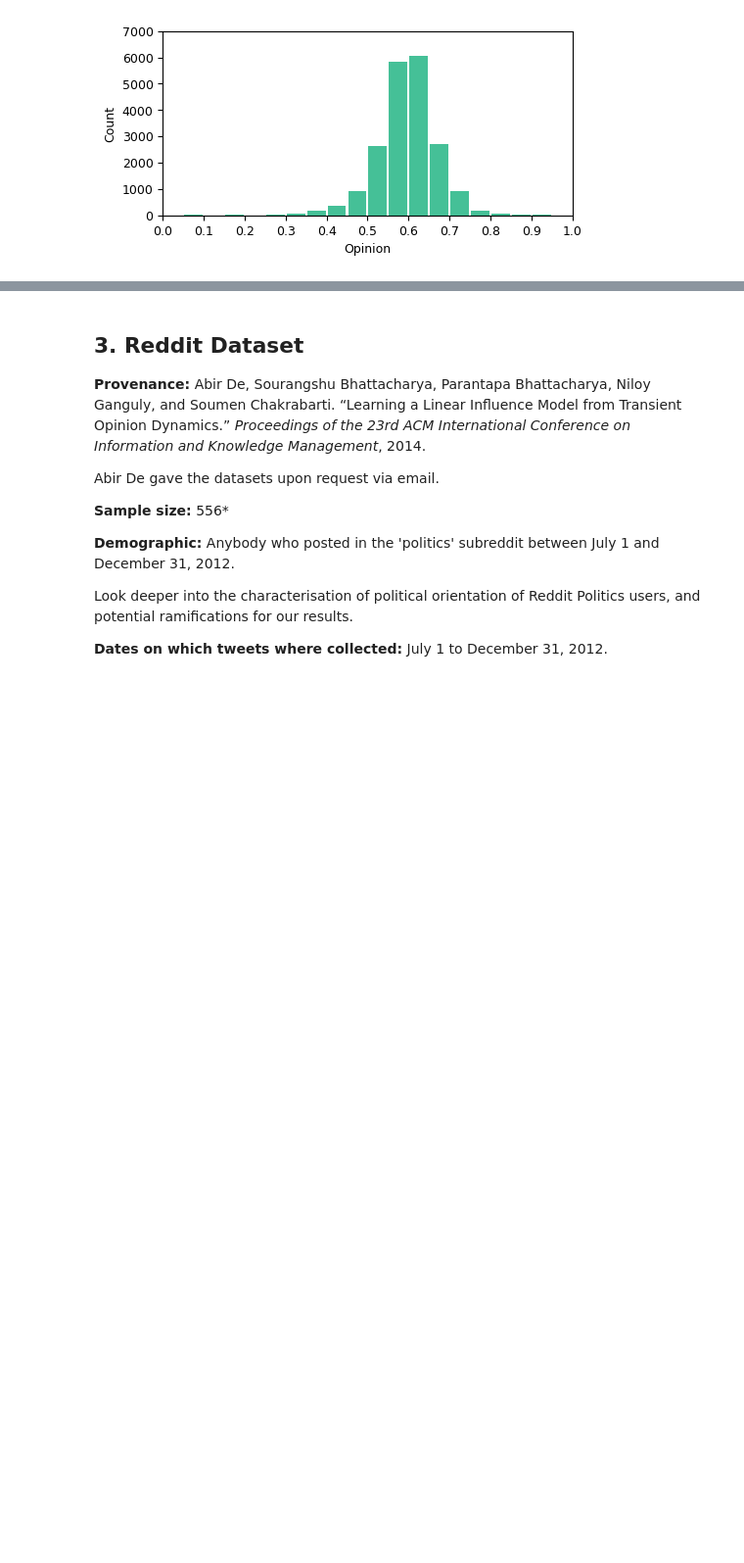
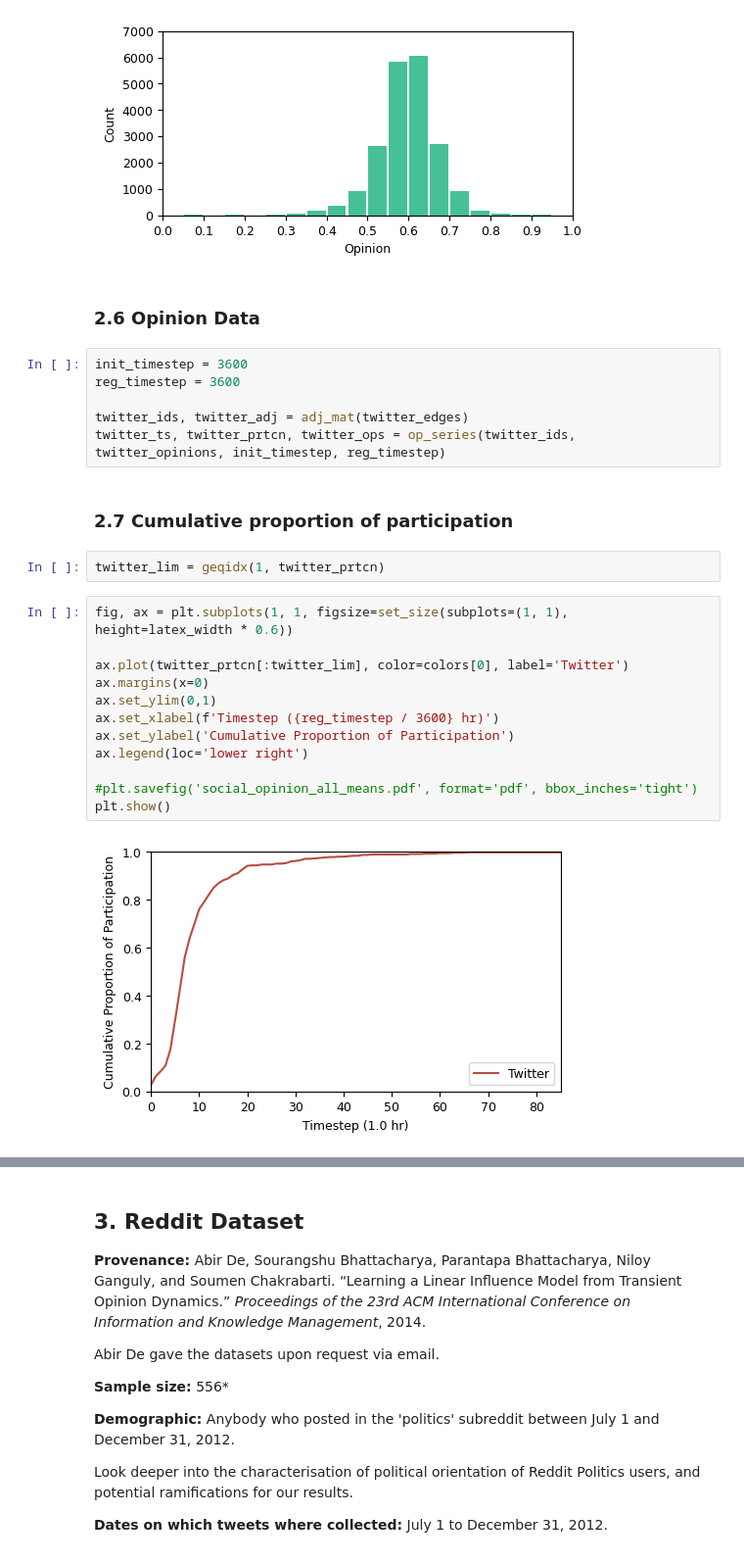
Before and after one commit to J0HNN7G/politic-polar-epsrc, a Jupyter notebook: exploration.ipynb, the cells around one changed output, grey strips where cells are left out. Shown: that part at 98% size. Saved outputs shown, nothing was run; the diff lists cells and outputs as text; blank space fills up the shorter version.

```diff
--- a/exploration.ipynb
+++ b/exploration.ipynb
@@ -1002,3 +1004,29 @@ ax.set_ylabel('Count')
 plt.show()
 # %% [output]
 [figure]
+# %% [markdown]
+### 2.6 Opinion Data
+# %%
+init_timestep = 3600
+reg_timestep = 3600
+
+twitter_ids, twitter_adj = adj_mat(twitter_edges)
+twitter_ts, twitter_prtcn, twitter_ops = op_series(twitter_ids, twitter_opinions, init_timestep, reg_timestep)
+# %% [markdown]
+### 2.7 Cumulative proportion of participation
+# %%
+twitter_lim = geqidx(1, twitter_prtcn)
+# %%
+fig, ax = plt.subplots(1, 1, figsize=set_size(subplots=(1, 1), height=latex_width * 0.6))
+
+ax.plot(twitter_prtcn[:twitter_lim], color=colors[0], label='Twitter')
+ax.margins(x=0)
+ax.set_ylim(0,1)
+ax.set_xlabel(f'Timestep ({reg_timestep / 3600} hr)')
+ax.set_ylabel('Cumulative Proportion of Participation')
+ax.legend(loc='lower right')
+
+#plt.savefig('social_opinion_all_means.pdf', format='pdf', bbox_inches='tight')
+plt.show()
+# %% [output]
+[figure, added]
```
Also changed, not shown: parts of 13 cells of this notebook.
